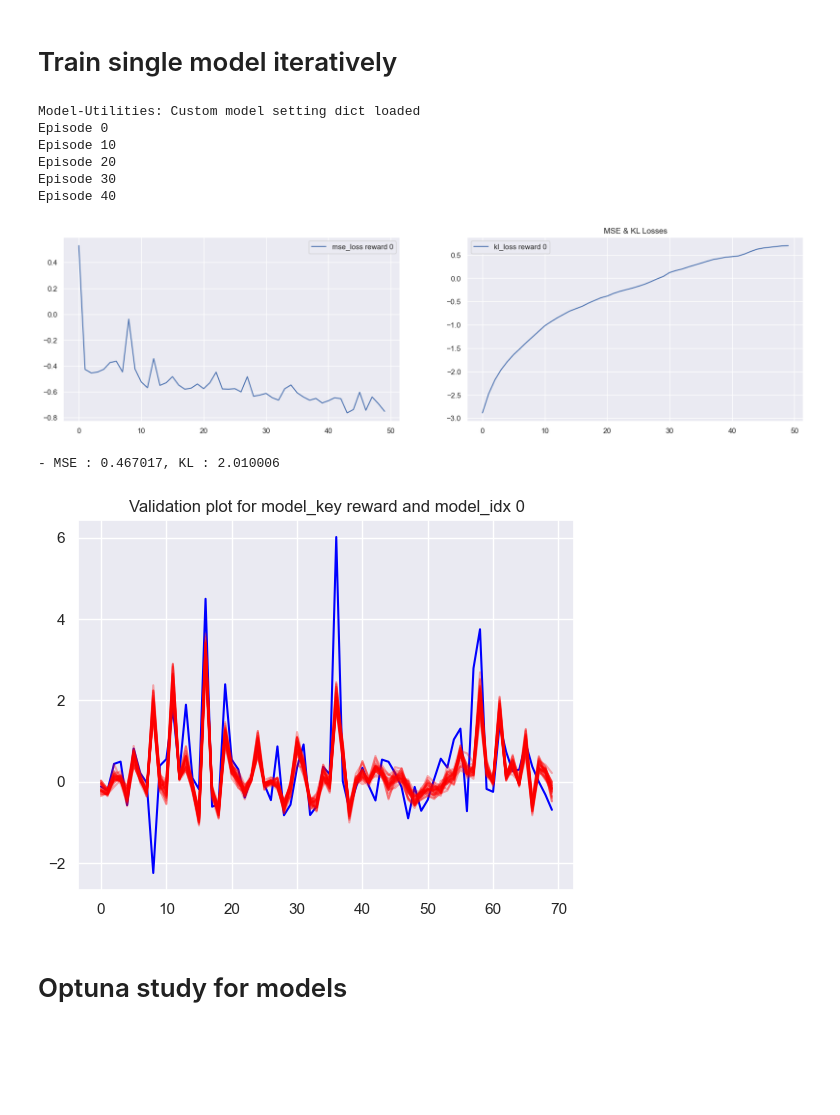
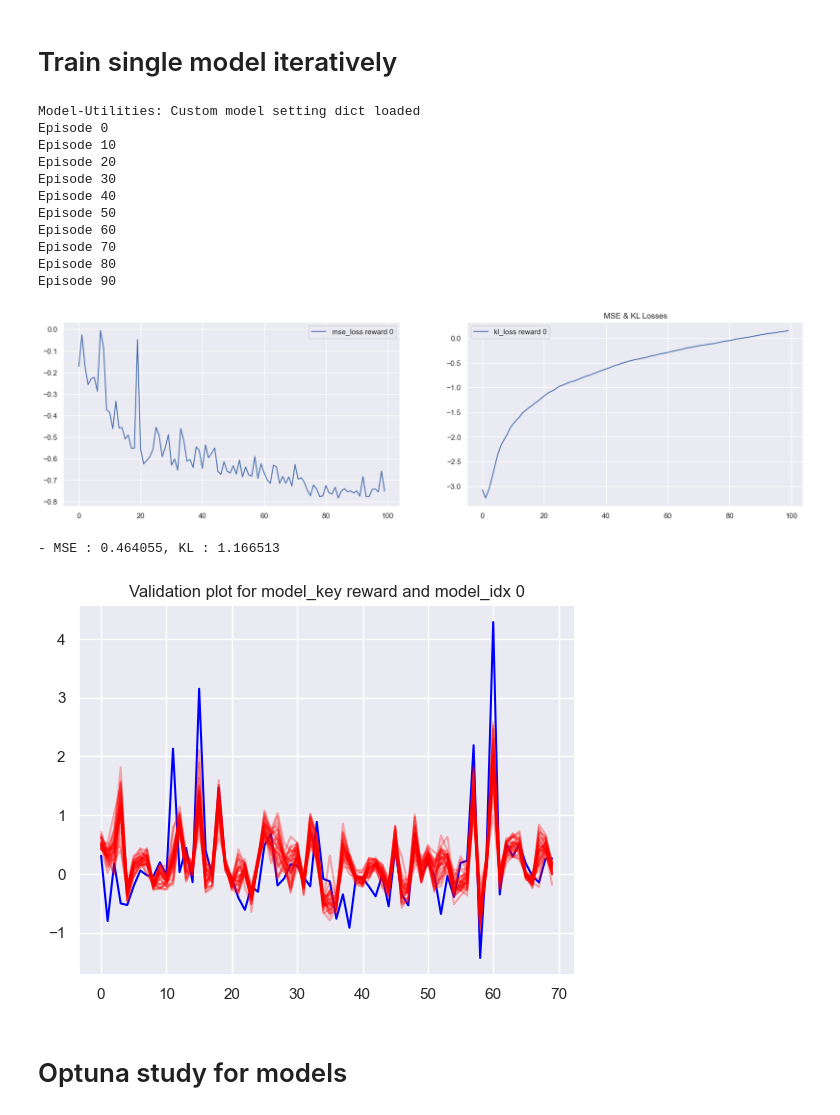
Before and after one commit to MagnusWagner/cro_symbolic_mbpo, a Jupyter notebook: test_fake_env.ipynb, the cells around one changed output. Drawn from its saved outputs; the diff is of its cells as text; code cells hidden in the pictures; blank space fills up the shorter version.

```diff
--- a/test_fake_env.ipynb
+++ b/test_fake_env.ipynb
@@ -165,24 +166,25 @@ Episode 99
 # %%
 from models.advanced.model_utilities import plot_validation_fit_single_model
 
+seed = 43
 model_key = "reward"
 model_idx = 0
 dynamics_model_batch_size = 256
 num_dynamics_model_training_steps = 10
+random_state1 = np.random.RandomState(seed)
 
-
-fake_env = FakeEnv(device = device, seed = seed)
+fake_env = FakeEnv(device = device, random_state = random_state1)
 dynamics_all_mean_mse_losses = {}
 dynamics_all_mean_kl_losses = {}
 dynamics_all_mean_mse_losses[model_key] = []
 dynamics_all_mean_kl_losses[model_key] = []
 
-for i in range(100):
+for i in range(2000):
     fake_env.train_single(
         model_key = model_key,
         model_idx= model_idx,
         replay_buffer = experience_replay_buffer,
-        num_steps = min(int(experience_replay_buffer.buffer_length/dynamics_model_batch_size)+1, num_dynamics_model_training_steps),
+        num_steps = num_dynamics_model_training_steps,
         batch_size = min(experience_replay_buffer.buffer_length, dynamics_model_batch_size)
     )
     if i%10 == 0:
@@ -216,7 +218,7 @@ import torch
 from models.utilities.ReplayBufferPrioritized import UniformReplayBuffer, Experience
 from models.advanced.model_utilities import plot_mse_and_kl_losses_per_key, plot_validation_fit_single_model
 import torch.nn as nn
-
+from numpy import random
 batch_size = 128
 buffer_size = 50000
 num_crops = 24
@@ -235,26 +237,25 @@ target_static_idxs = [5,6] + list(range(11+3*num_crops,11+8*num_crops))
 target_prices_and_costs_idxs = [8,9,10] + list(range(11,11+3*num_crops))
 
 seed = 43
+random_state1 = np.random.RandomState(seed)
 device = torch.device("cuda" if torch.cuda.is_available() else "cpu")
 env = CropRotationEnv_Advanced(
     seq_len = 10,
-    seed = seed,
+    random_state = random_state1,
     DryWetInit = None,
     GroundTypeInit = None,
     deterministic = False
     )
 reward_factor = 5.0/(env.max_reward-env.min_reward)
 
-
-random_state = np.random.RandomState(seed)
 experience_replay_buffer = UniformReplayBuffer(batch_size = batch_size,
                                     buffer_size = buffer_size,
-                                    random_state=random_state)
+                                    random_state=random_state1)
 
 model_key = "reward"
 model_idx = 0
-dynamics_model_batch_size = 256
-num_dynamics_model_training_steps = 25
+dynamics_model_batch_size = 32
+num_dynamics_model_training_steps = 5
 
 custom_model_setting_dict = {
     "stochastic_multi": {
@@ -269,22 +270,22 @@ custom_model_setting_dict = {
         "lr": 0.00089,
         "weight_decay": 9.18e-08,
         "kl_weight": 0.000135,
-        "num_models": 3,
+        "num_models": 1,
         "stochastic_layer_type": "stochastic_single"
     },
     "reward": {
         "type": "stochastic",
         "input_size": num_input_dimensions,
         "output_size": 1,
-        "num_hidden_units": 256,
-        "num_hidden_layers": 1,
+        "num_hidden_units": 128,
+        "num_hidden_layers": 5,
         "activation": nn.ReLU(),
         "input_idxs": list(range(num_input_dimensions)),
         "target_idxs": [0],
-        "lr": 1.53e-02,
-        "weight_decay": 2.8e-05,
-        "kl_weight": 0.0066,
-        "num_models": 3,
+        "lr": 0.001,
+        "weight_decay": 9.18e-08,
+        "kl_weight": 0.000066,
+        "num_models": 1,
         "stochastic_layer_type": "stochastic_single"
     }
 }
@@ -292,13 +293,13 @@ custom_model_setting_dict = {
 
 
 
-fake_env = FakeEnv(device = device, seed = seed, custom_model_setting_dict=custom_model_setting_dict)
+fake_env = FakeEnv(device = device, random_state = random_state1, custom_model_setting_dict=custom_model_setting_dict)
 dynamics_all_mean_mse_losses = {}
 dynamics_all_mean_kl_losses = {}
 dynamics_all_mean_mse_losses[model_key] = []
 dynamics_all_mean_kl_losses[model_key] = []
 
-for i in range(50):
+for i in range(100):
     if i%10 == 0:
         print("Episode",i)
     state, _ = env.reset()
@@ -323,37 +324,43 @@ for i in range(50):
         fake_env.train_single(
             model_key = model_key,
             model_idx= model_idx,
             replay_buffer = experience_replay_buffer,
-            num_steps = min(int(experience_replay_buffer.buffer_length/dynamics_model_batch_size)+1, num_dynamics_model_training_steps),
+            # num_steps = min(int(experience_replay_buffer.buffer_length/dynamics_model_batch_size)+1, num_dynamics_model_training_steps),
+            num_steps = num_dynamics_model_training_steps,
             batch_size = min(experience_replay_buffer.buffer_length, dynamics_model_batch_size)
         )
 
     dynamics_mean_mse_losses, dynamics_mean_kl_losses = fake_env.eval_single_model(
         model_key = model_key,
         model_idx = model_idx,
         test_inputs = test_inputs,
         test_outputs = test_outputs,)
     dynamics_all_mean_mse_losses[model_key].append(np.log(dynamics_mean_mse_losses[model_key]))
     dynamics_all_mean_kl_losses[model_key].append(np.log(dynamics_mean_kl_losses[model_key]))
 
 plot_mse_and_kl_losses_per_key(dynamics_all_mean_mse_losses, dynamics_all_mean_kl_losses)
 plot_validation_fit_single_model(
     fake_env.model_loss_optimizer_pool,
     test_inputs,
     test_outputs,
     model_key = model_key,
     model_idx = model_idx,
     plot_range = 70)
 # %% [output]
 Model-Utilities: Custom model setting dict loaded
 Episode 0
 Episode 10
 Episode 20
 Episode 30
 Episode 40
+Episode 50
+Episode 60
+Episode 70
+Episode 80
+Episode 90
-[figure, old version]
+[figure, new version]
-- MSE : 0.467017, KL : 2.010006
+- MSE : 0.464055, KL : 1.166513
-[figure, old version]
+[figure, new version]
 # %% [markdown]
 # Optuna study for models
 # %%
```
Also changed, not shown: parts of 9 cells of this notebook, 30 other files.
